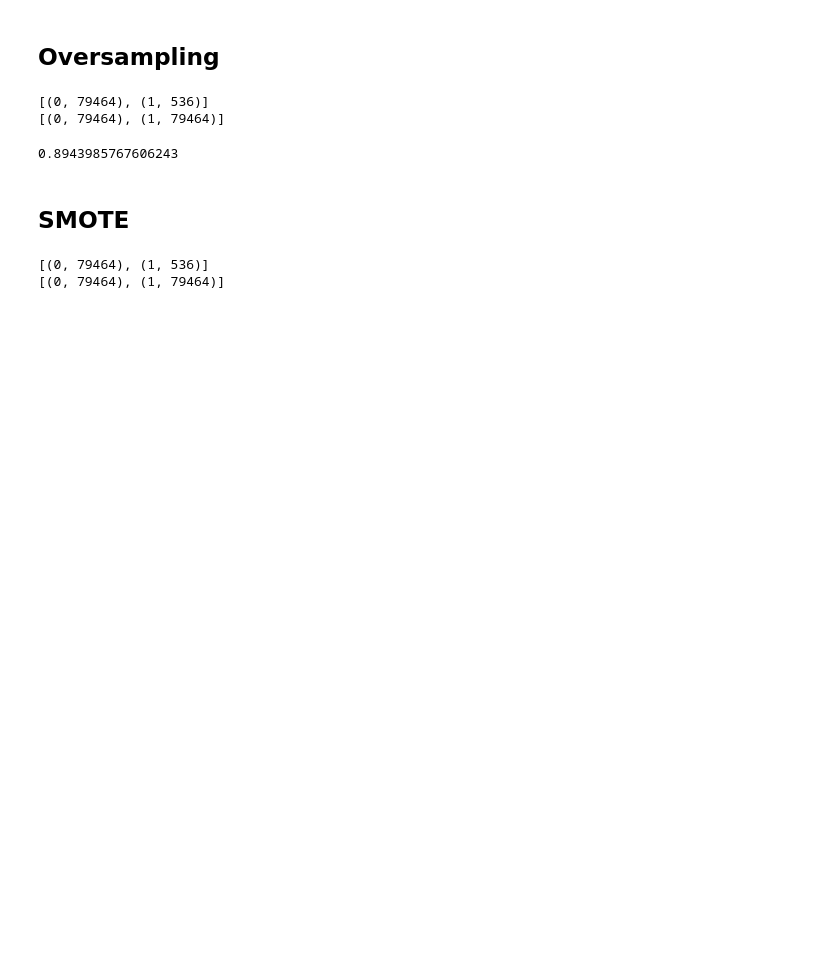
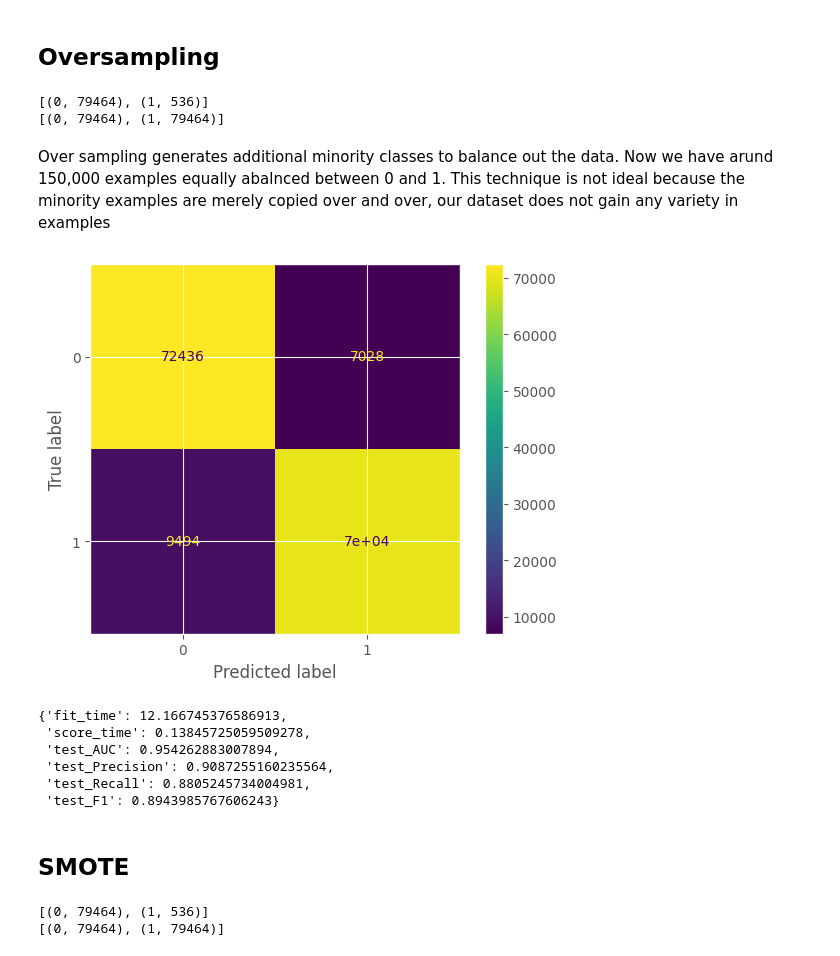
Before and after one commit to jmoro0408/Customer_Churn, a Jupyter notebook: notebooks/3_modelling.ipynb, the cells around one changed output. Cells and saved outputs as stored; diff of their text form; code cells hidden in the pictures; blank space fills up the shorter version.

```diff
--- a/notebooks/3_modelling.ipynb
+++ b/notebooks/3_modelling.ipynb
@@ -143,6 +219,9 @@ print(sorted(Counter(y_oversampled).items()))
 # %% [output]
 [(0, 79464), (1, 536)]
 [(0, 79464), (1, 79464)]
+# %% [markdown]
+Over sampling generates additional minority classes to balance out the data. Now we have arund 150,000 examples equally abalnced between 0 and 1.
+This technique is not ideal because the minority examples are merely copied over and over, our dataset does not gain any variety in examples
 # %%
 LogRegDefaultOverSampled = MLModel(
     name="Logistic Regression default params - oversampled",
@@ -150,12 +229,21 @@ LogRegDefaultOverSampled = MLModel(
     X_train=X_oversampled,
     y_train=y_oversampled,
 )
-LogRegDefaultOverSampled.run_all()
+LogRegDefaultOverSampled.run_all_metrics()
 models_dict[LogRegDefaultOverSampled.name] = LogRegDefaultOverSampled
 # %%
-LogRegDefaultOverSampled.f1
+LogRegDefaultOverSampled.display_confusion_matrix()
 # %% [output]
-0.8943985767606243
+[figure, added]
+# %%
+LogRegDefaultOverSampled.scores
+# %% [output]
+{'fit_time': 12.166745376586913,
+ 'score_time': 0.13845725059509278,
+ 'test_AUC': 0.954262883007894,
+ 'test_Precision': 0.9087255160235564,
+ 'test_Recall': 0.8805245734004981,
+ 'test_F1': 0.8943985767606243}
 # %% [markdown]
 ## SMOTE
 # %%
```
Also changed, not shown: parts of 28 cells of this notebook.
